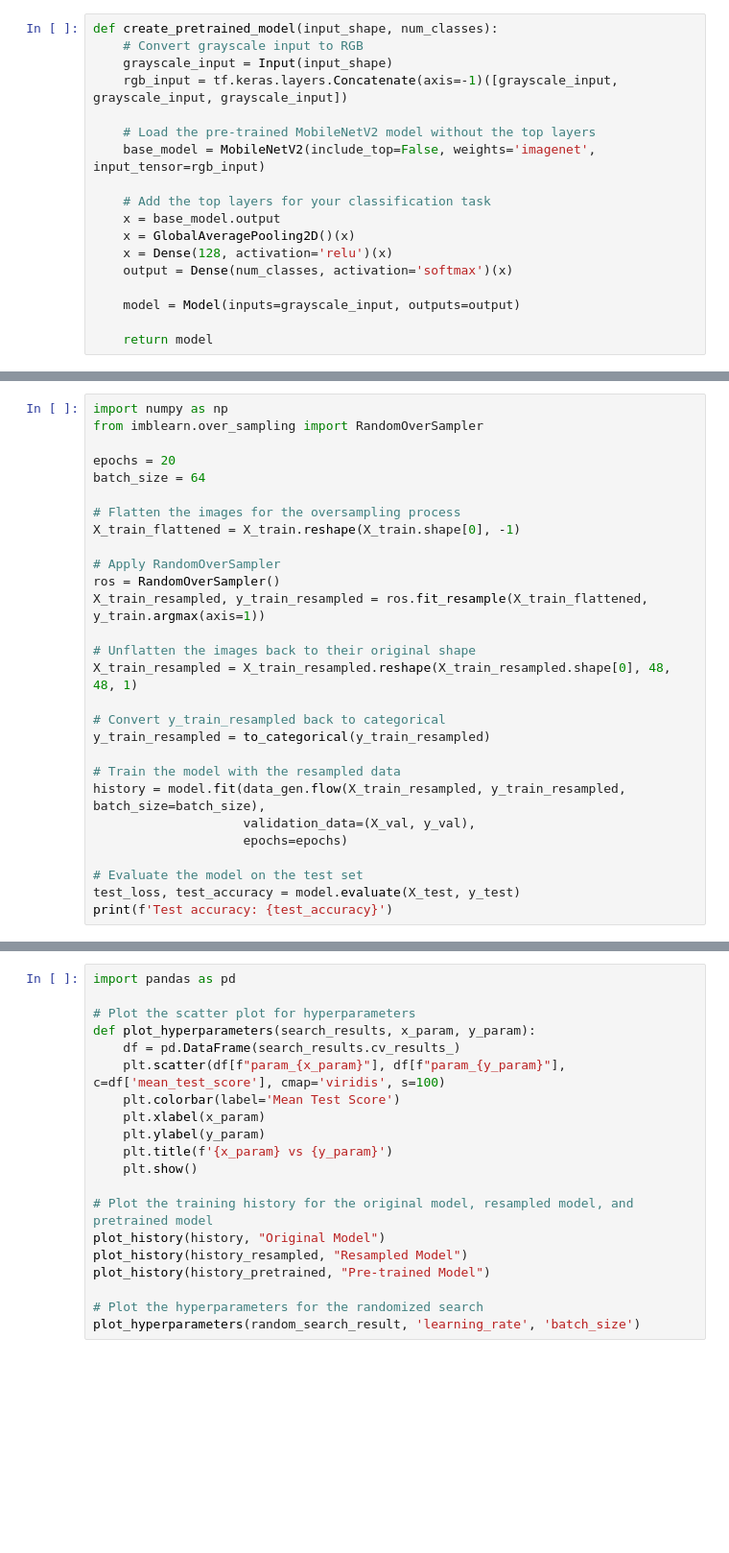
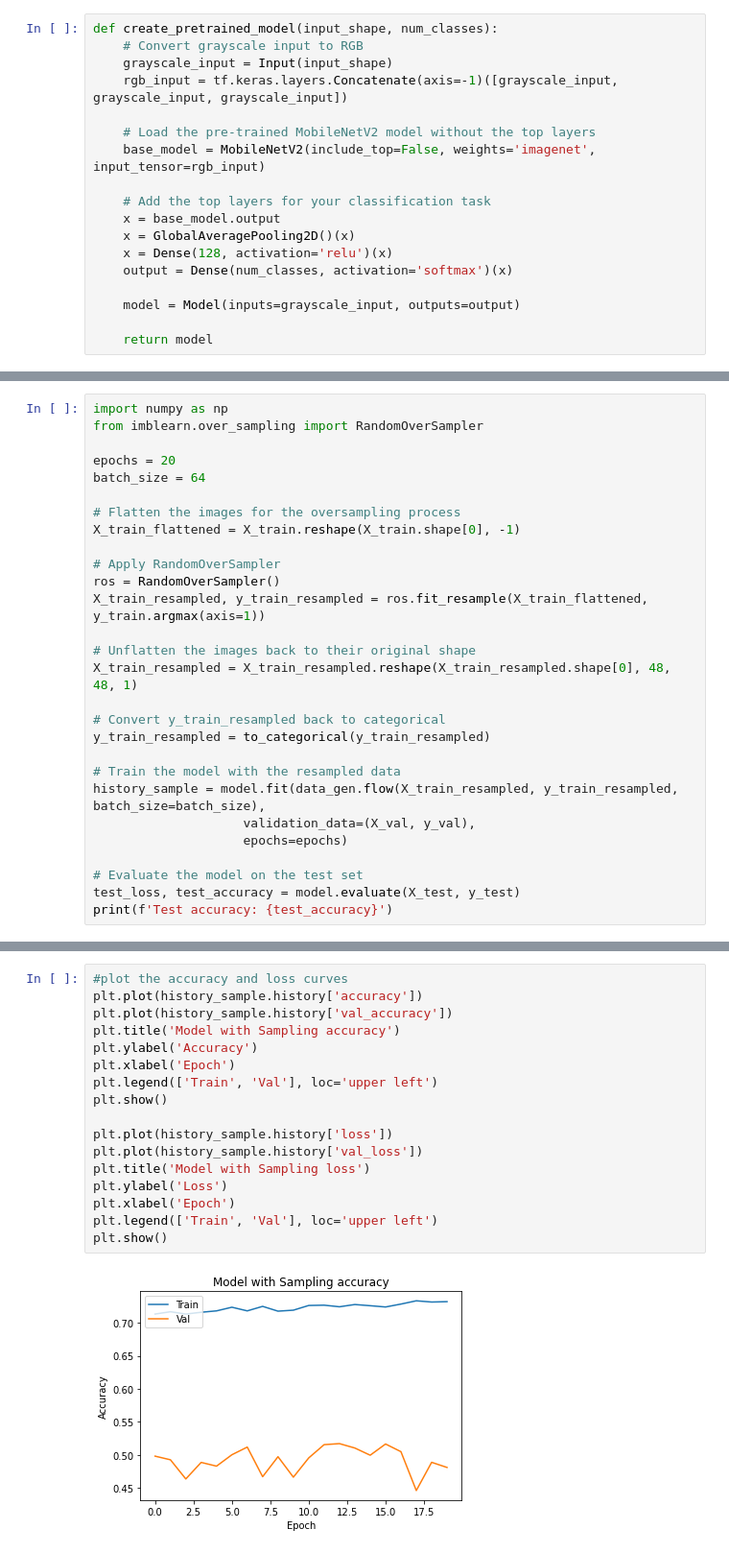
Before and after one commit to priyankgupta2003/Facial-Expression, a Jupyter notebook: FacialExpressionClassifier.ipynb, the cells around one changed output, grey strips where cells are left out. Shown at 96% size. Saved outputs shown, nothing was run; the diff lists cells and outputs as text; blank space fills up the shorter version.

```diff
--- a/FacialExpressionClassifier.ipynb
+++ b/FacialExpressionClassifier.ipynb
@@ -202,7 +222,7 @@ X_train_resampled = X_train_resampled.reshape(X_train_resampled.shape[0], 48, 48
 y_train_resampled = to_categorical(y_train_resampled)
 
 # Train the model with the resampled data
-history = model.fit(data_gen.flow(X_train_resampled, y_train_resampled, batch_size=batch_size),
+history_sample = model.fit(data_gen.flow(X_train_resampled, y_train_resampled, batch_size=batch_size),
                     validation_data=(X_val, y_val),
                     epochs=epochs)
 
@@ -327,20 +250,19 @@ plot_history(history_best_model, "Best Model")
-# %%
-import pandas as pd
-
-# Plot the scatter plot for hyperparameters
-def plot_hyperparameters(search_results, x_param, y_param):
-    df = pd.DataFrame(search_results.cv_results_)
-    plt.scatter(df[f"param_{x_param}"], df[f"param_{y_param}"], c=df['mean_test_score'], cmap='viridis', s=100)
-    plt.colorbar(label='Mean Test Score')
-    plt.xlabel(x_param)
-    plt.ylabel(y_param)
-    plt.title(f'{x_param} vs {y_param}')
-    plt.show()
-
-# Plot the training history for the original model, resampled model, and pretrained model
-plot_history(history, "Original Model")
-plot_history(history_resampled, "Resampled Model")
-plot_history(history_pretrained, "Pre-trained Model")
-
-# Plot the hyperparameters for the randomized search
-plot_hyperparameters(random_search_result, 'learning_rate', 'batch_size')
+# %%
+#plot the accuracy and loss curves
+plt.plot(history_sample.history['accuracy'])
+plt.plot(history_sample.history['val_accuracy'])
+plt.title('Model with Sampling accuracy')
+plt.ylabel('Accuracy')
+plt.xlabel('Epoch')
+plt.legend(['Train', 'Val'], loc='upper left')
+plt.show()
+
+plt.plot(history_sample.history['loss'])
+plt.plot(history_sample.history['val_loss'])
+plt.title('Model with Sampling loss')
+plt.ylabel('Loss')
+plt.xlabel('Epoch')
+plt.legend(['Train', 'Val'], loc='upper left')
+plt.show()
+# %% [output]
+[figure, added]
```
Also changed, not shown: parts of 9 cells of this notebook.
